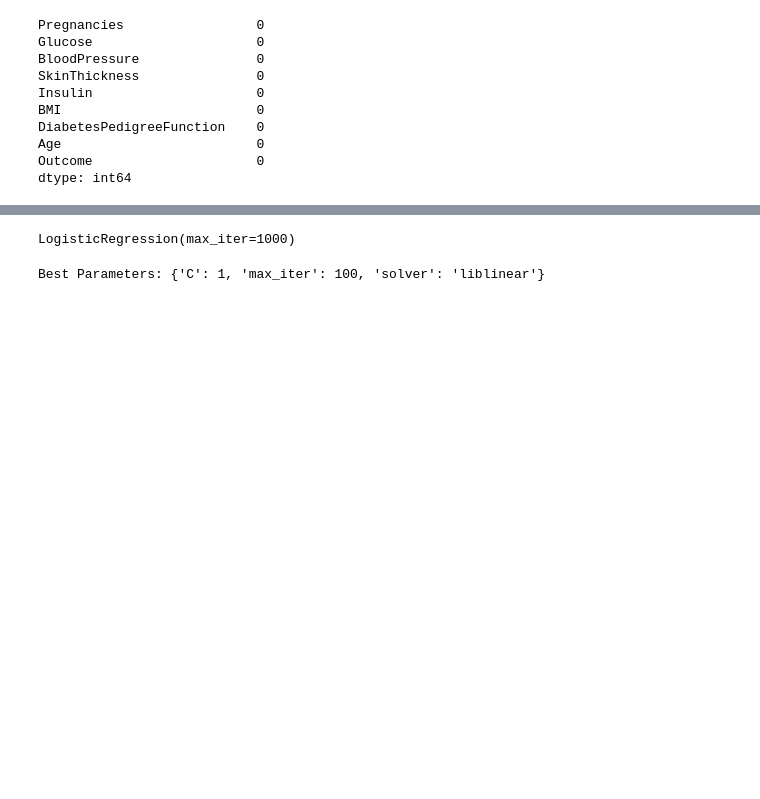
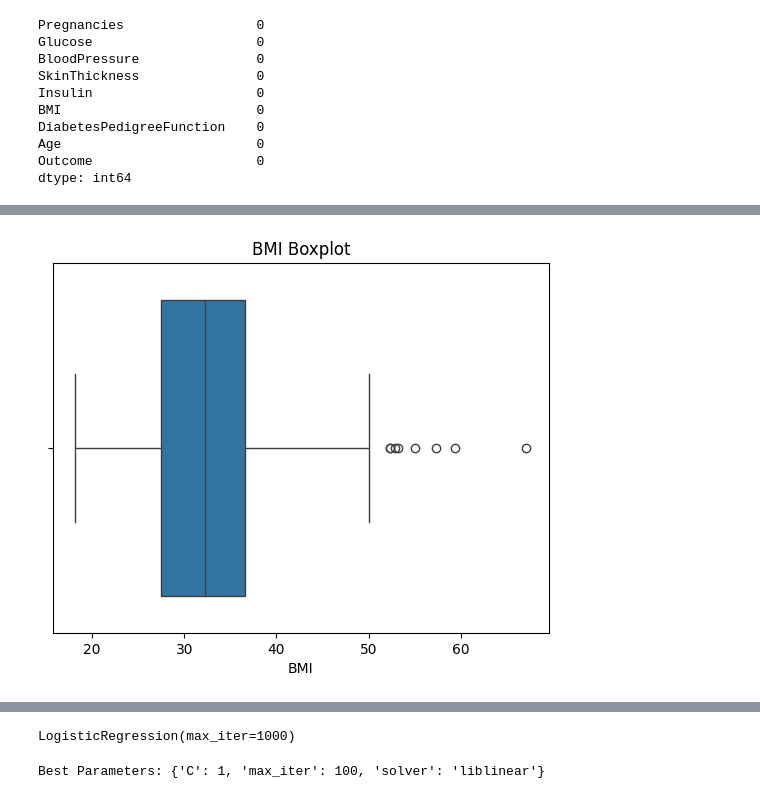
Before and after one commit to niranjanaapp/diabetes-prediction, a Jupyter notebook: Diabetes_Prediction.ipynb, the cells around one changed output, grey strips where cells are left out. Drawn from its saved outputs; the diff is of its cells as text; code cells hidden in the pictures; blank space fills up the shorter version.

```diff
--- a/Diabetes_Prediction.ipynb
+++ b/Diabetes_Prediction.ipynb
@@ -64,0 +62,6 @@ plt.show()
+# %%
+sns.boxplot(x=data['BMI'])
+plt.title("BMI Boxplot")
+plt.show()
+# %% [output]
+[figure, added]
```
Also changed, not shown: parts of 16 cells of this notebook.
